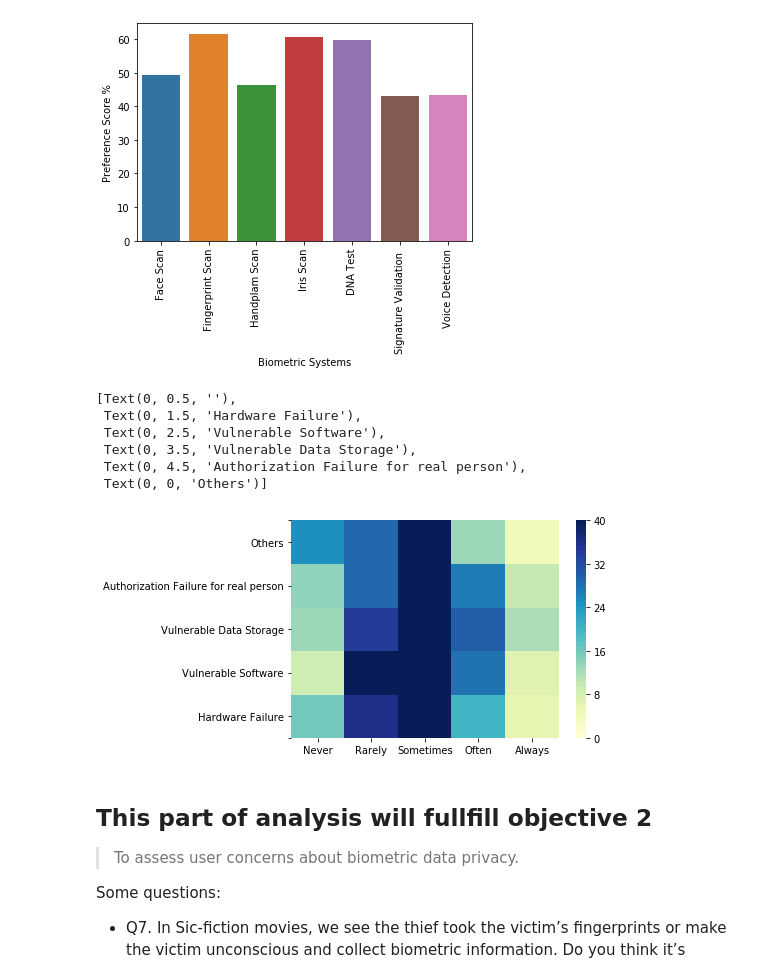
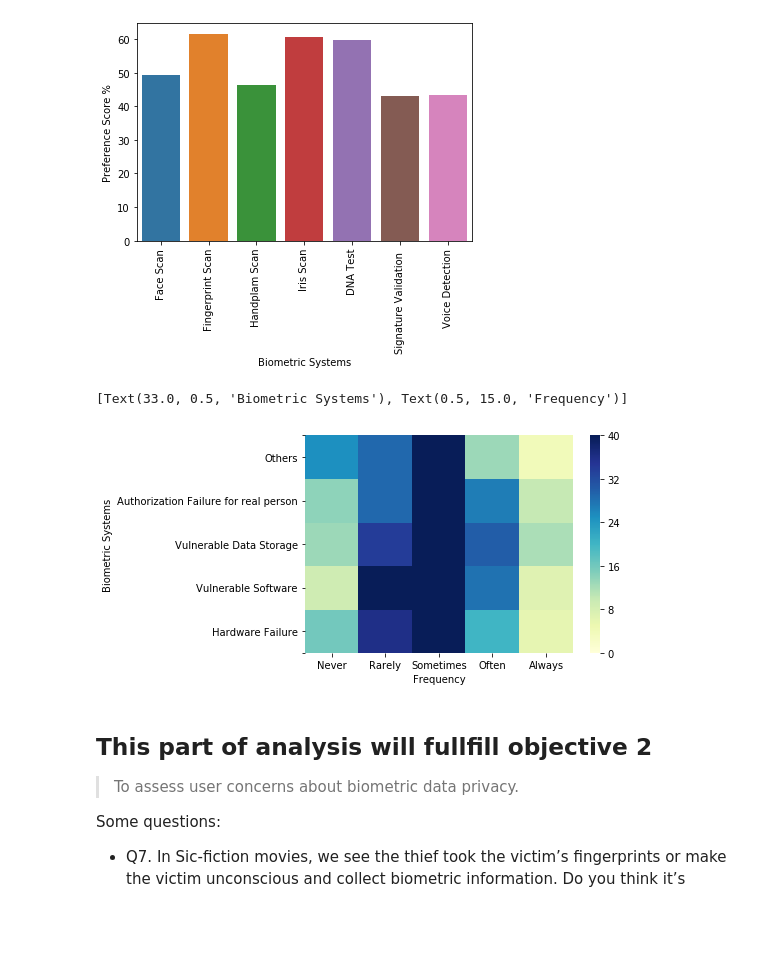
Before and after one commit to tahmidtdk/academic, a Jupyter notebook: CSE498/cse498 dataanalysis/dataAnalyser.ipynb, the cells around one changed output. Cells and saved outputs as stored; diff of their text form; code cells hidden in the pictures; blank space fills up the shorter version.

```diff
--- a/CSE498/cse498 dataanalysis/dataAnalyser.ipynb
+++ b/CSE498/cse498 dataanalysis/dataAnalyser.ipynb
@@ -117,30 +117,26 @@ graphQ8sc.set(xlabel='Biometric Systems', ylabel='Preference Score %')
 # %%
 # analysis of Q10
 # Q10-HF	Q10-VS	Q10-VDS	Q10-AF	Q10-O
 Q10ttl = ["Q10-HF", "Q10-VS", "Q10-VDS", "Q10-AF", "Q10-O"]
 issuesCrosscheck = [[]]
 for j, val in enumerate(Q10ttl):
     if j:
         issuesCrosscheck.append([])
     for i in range(0,5):
         issuesCrosscheck[j].append(len(dataFile_cleand[dataFile_cleand[val] == i+1]))
 
 graphQ10 = sns.heatmap(issuesCrosscheck, vmin=0, vmax=40, cmap="YlGnBu")
 xticks = [0.5, 1.5, 2.5, 3.5, 4.5]
 yticks = [0, 0.5, 1.5, 2.5, 3.5, 4.5, 5]
 graphQ10.set_xticks(xticks)
 graphQ10.set_yticks(yticks)
 graphQ10.invert_yaxis()
 graphQ10.set_xticklabels(["Never", "Rarely", "Sometimes", "Often", "Always"])
 graphQ10.set_yticklabels(["","Hardware Failure", "Vulnerable Software", "Vulnerable Data Storage", "Authorization Failure for real person", "Others"],  rotation = 0)
+graphQ10.set(ylabel='Biometric Systems', xlabel='Frequency')
 # %% [output]
-[Text(0, 0.5, ''),
- Text(0, 1.5, 'Hardware Failure'),
- Text(0, 2.5, 'Vulnerable Software'),
- Text(0, 3.5, 'Vulnerable Data Storage'),
- Text(0, 4.5, 'Authorization Failure for real person'),
- Text(0, 0, 'Others')]
+[Text(33.0, 0.5, 'Biometric Systems'), Text(0.5, 15.0, 'Frequency')]
-[figure, old version]
+[figure, new version]
 # %% [markdown]
 ## This part of analysis will fullfill objective 2
 >  To assess user concerns about biometric data privacy.
```
Also changed, not shown: parts of 2 cells of this notebook.
